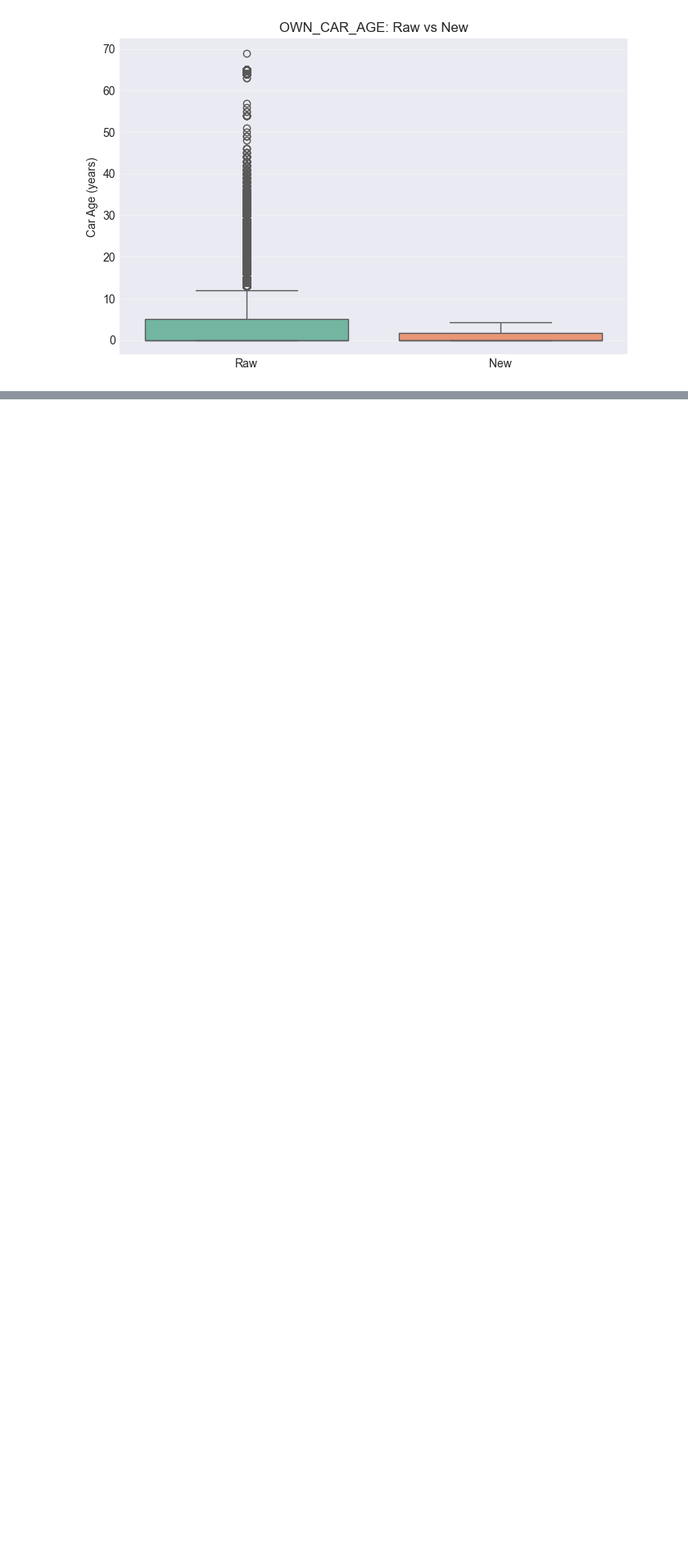
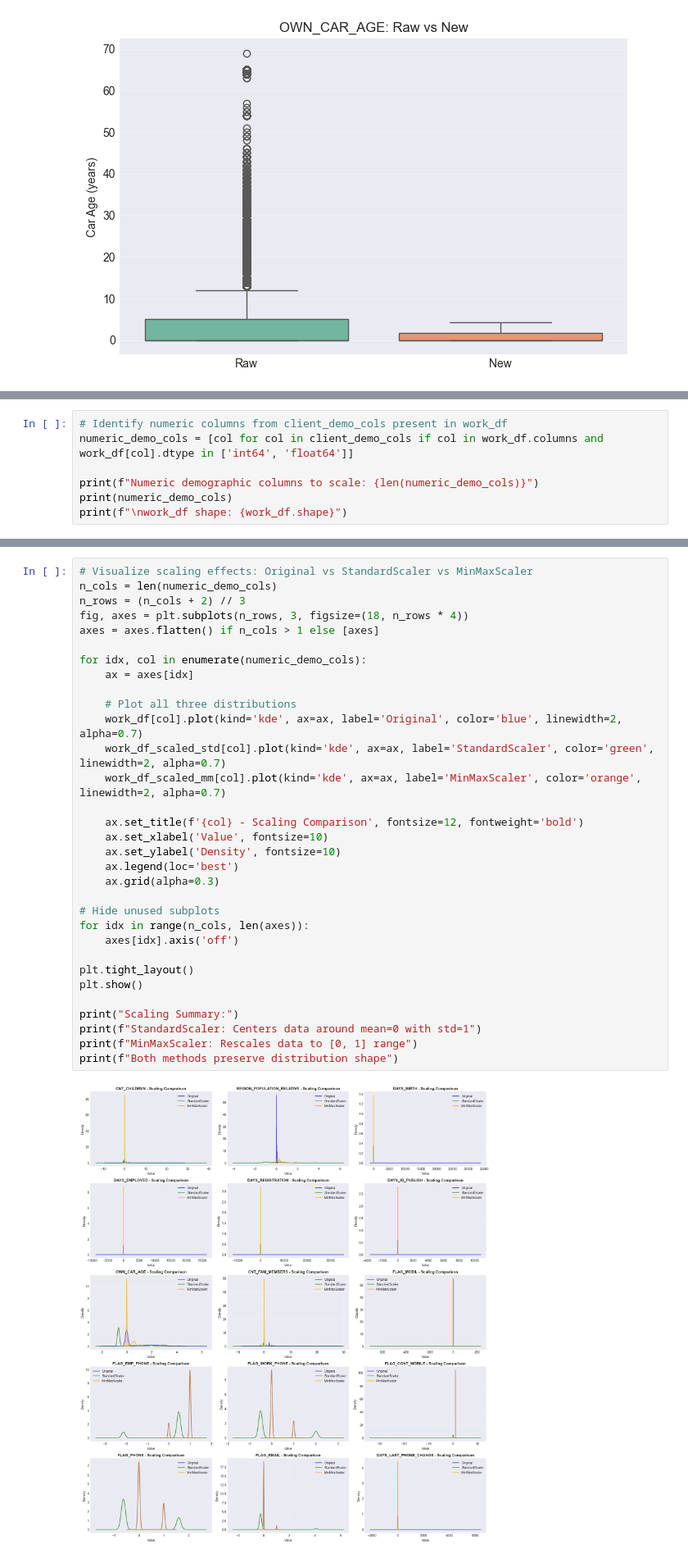
Before and after one commit to MinhGioChai/Data-Visualization, a Jupyter notebook: Demographics & Info.ipynb, the cells around one changed output, grey strips where cells are left out. Shown at 82% size. Cells and saved outputs as stored; diff of their text form; blank space fills up the shorter version.

```diff
--- a/Demographics & Info.ipynb
+++ b/Demographics & Info.ipynb
@@ -1580,0 +1515,7 @@ Top 12 columns by distribution shift (KS test):
+# %%
+# Identify numeric columns from client_demo_cols present in work_df
+numeric_demo_cols = [col for col in client_demo_cols if col in work_df.columns and work_df[col].dtype in ['int64', 'float64']]
+
+print(f"Numeric demographic columns to scale: {len(numeric_demo_cols)}")
+print(numeric_demo_cols)
+print(f"\nwork_df shape: {work_df.shape}")
@@ -1580,0 +1560,34 @@ Top 12 columns by distribution shift (KS test):
+# %%
+# Visualize scaling effects: Original vs StandardScaler vs MinMaxScaler
+n_cols = len(numeric_demo_cols)
+n_rows = (n_cols + 2) // 3
+fig, axes = plt.subplots(n_rows, 3, figsize=(18, n_rows * 4))
+axes = axes.flatten() if n_cols > 1 else [axes]
+
+for idx, col in enumerate(numeric_demo_cols):
+    ax = axes[idx]
+
+    # Plot all three distributions
+    work_df[col].plot(kind='kde', ax=ax, label='Original', color='blue', linewidth=2, alpha=0.7)
+    work_df_scaled_std[col].plot(kind='kde', ax=ax, label='StandardScaler', color='green', linewidth=2, alpha=0.7)
+    work_df_scaled_mm[col].plot(kind='kde', ax=ax, label='MinMaxScaler', color='orange', linewidth=2, alpha=0.7)
+
+    ax.set_title(f'{col} - Scaling Comparison', fontsize=12, fontweight='bold')
+    ax.set_xlabel('Value', fontsize=10)
+    ax.set_ylabel('Density', fontsize=10)
+    ax.legend(loc='best')
+    ax.grid(alpha=0.3)
+
+# Hide unused subplots
+for idx in range(n_cols, len(axes)):
+    axes[idx].axis('off')
+
+plt.tight_layout()
+plt.show()
+
+print("Scaling Summary:")
+print(f"StandardScaler: Centers data around mean=0 with std=1")
+print(f"MinMaxScaler: Rescales data to [0, 1] range")
+print(f"Both methods preserve distribution shape")
+# %% [output]
+[figure, added]
```
Also changed, not shown: parts of 19 cells of this notebook.
